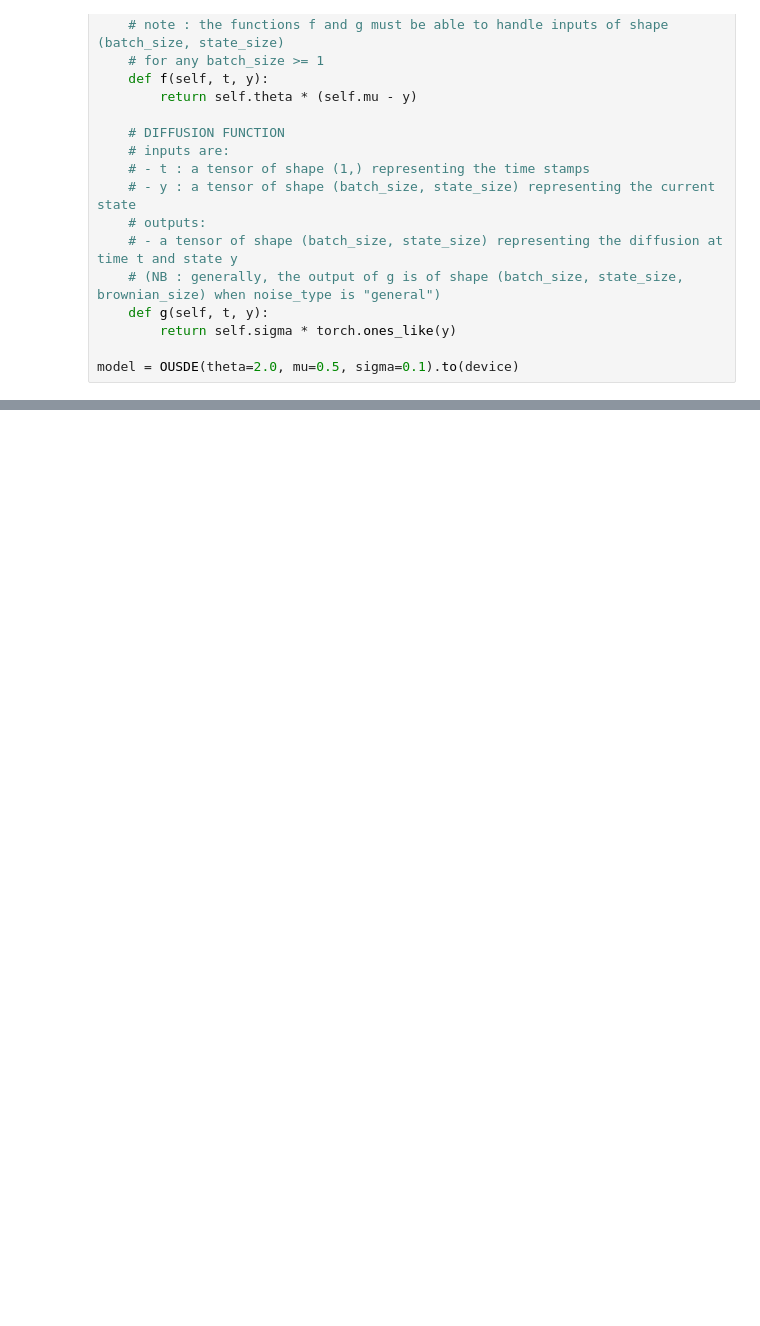
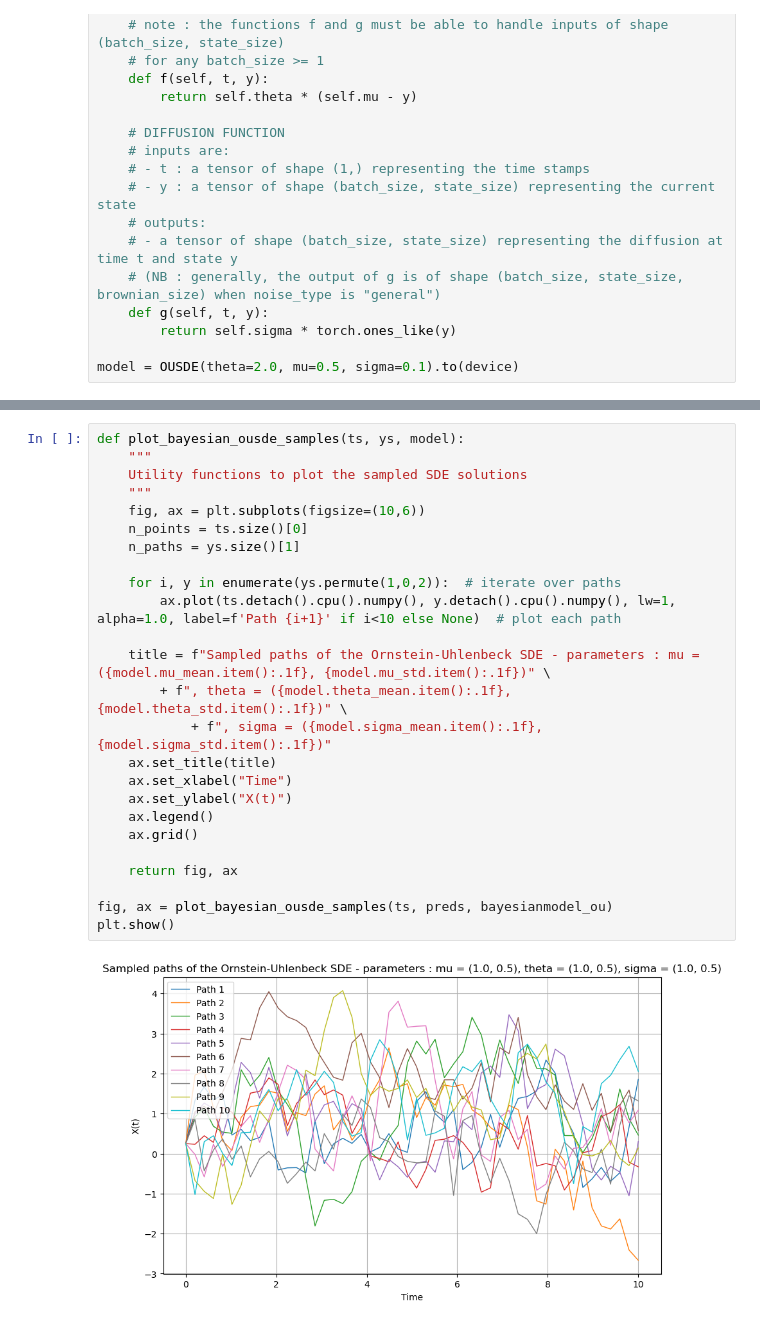
Before and after one commit to BenjaminDeporte/MVA_Stage, a Jupyter notebook: Latent_SDE_Basics.ipynb, the cells around one changed output, grey strips where cells are left out. Drawn from its saved outputs; the diff is of its cells as text; blank space fills up the shorter version.

```diff
--- a/Latent_SDE_Basics.ipynb
+++ b/Latent_SDE_Basics.ipynb
@@ -357,0 +418,27 @@ plt.show()
+# %%
+def plot_bayesian_ousde_samples(ts, ys, model):
+    """
+    Utility functions to plot the sampled SDE solutions
+    """
+    fig, ax = plt.subplots(figsize=(10,6))
+    n_points = ts.size()[0]
+    n_paths = ys.size()[1]
+
+    for i, y in enumerate(ys.permute(1,0,2)):  # iterate over paths
+        ax.plot(ts.detach().cpu().numpy(), y.detach().cpu().numpy(), lw=1, alpha=1.0, label=f'Path {i+1}' if i<10 else None)  # plot each path
+
+    title = f"Sampled paths of the Ornstein-Uhlenbeck SDE - parameters : mu = ({model.mu_mean.item():.1f}, {model.mu_std.item():.1f})" \
+        + f", theta = ({model.theta_mean.item():.1f}, {model.theta_std.item():.1f})" \
+            + f", sigma = ({model.sigma_mean.item():.1f}, {model.sigma_std.item():.1f})"
+    ax.set_title(title)
+    ax.set_xlabel("Time")
+    ax.set_ylabel("X(t)")
+    ax.legend()
+    ax.grid()
+
+    return fig, ax
+
+fig, ax = plot_bayesian_ousde_samples(ts, preds, bayesianmodel_ou)
+plt.show()
+# %% [output]
+[figure, added]
```
Also changed, not shown: parts of 29 cells of this notebook.
